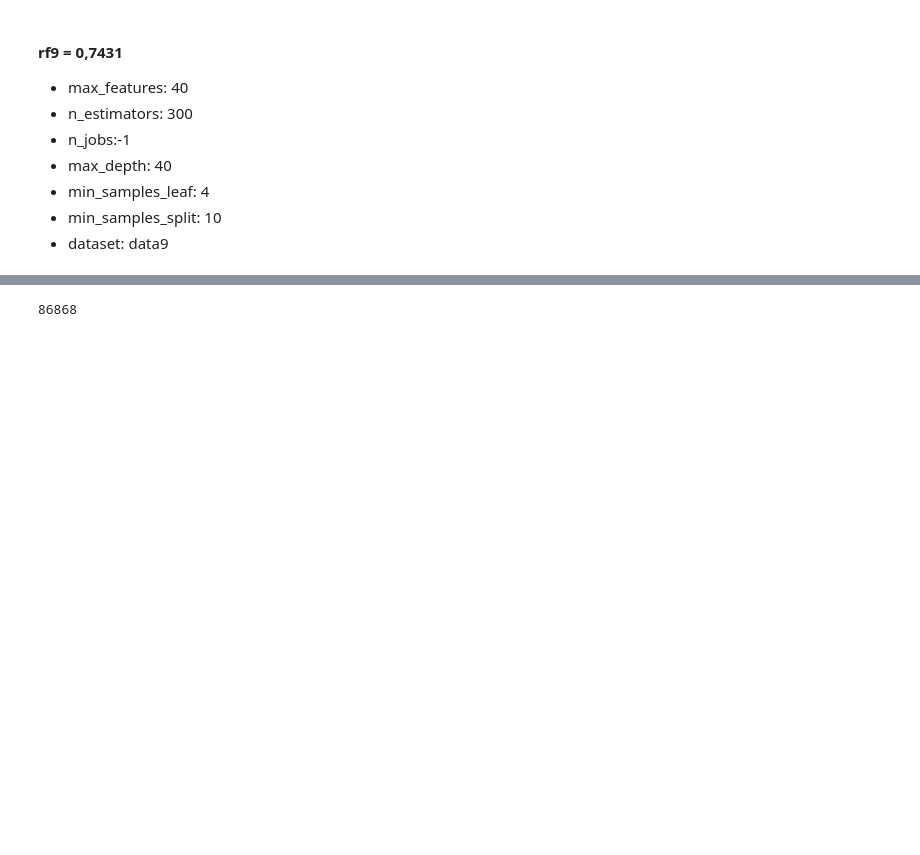
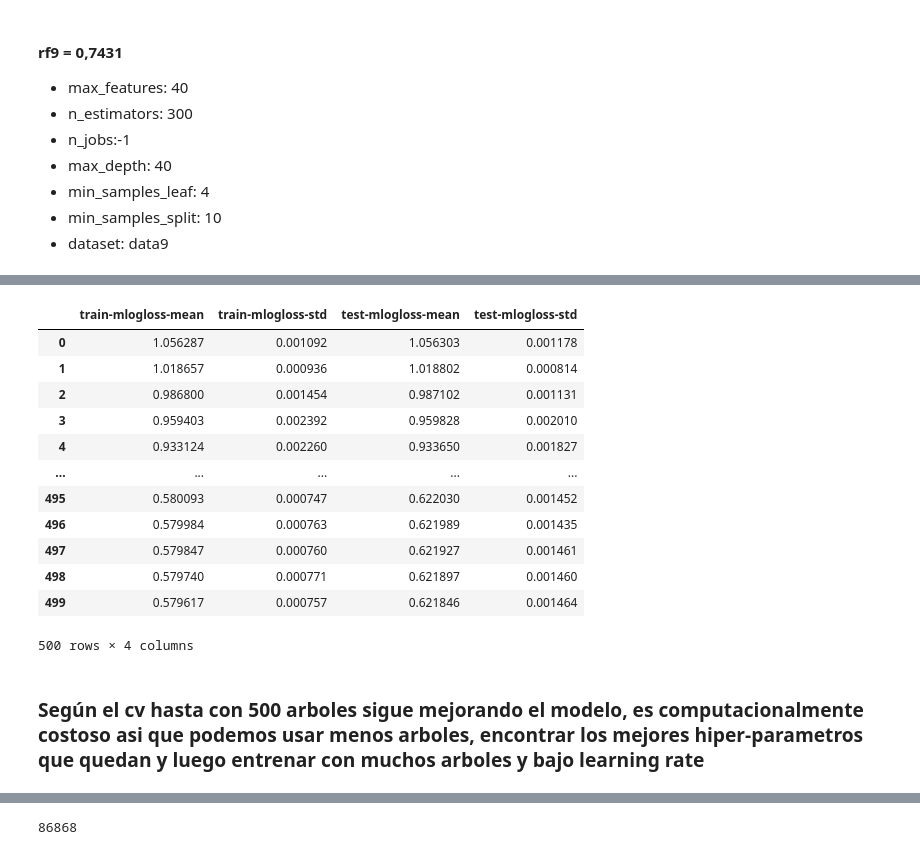
Before and after one commit to franvinas/7506-tp1, a Jupyter notebook: TP2.ipynb, the cells around one changed output, grey strips where cells are left out. Drawn from its saved outputs; the diff is of its cells as text; code cells hidden in the pictures; blank space fills up the shorter version.

Commit message:
xgb con MUY malos resultados

```diff
--- a/TP2.ipynb
+++ b/TP2.ipynb
@@ -904,0 +1074,38 @@ rf_model9.best_params_
+# %%
+labels_cambiados = y10_train.replace({1:0,2:1,3:2})
+data_dmatrix = xgboost.DMatrix(data=x10_train,label=labels_cambiados)
+# %%
+params = {"objective":"multi:softmax",'num_class': 3,'colsample_bytree': 0.3,
+          'learning_rate': 0.1, 'max_depth': 5, 'alpha': 10}
+
+param_grid = {'max_depth': 5,
+              "objective":"multi:softmax",
+              'learning_rate':0.1,
+              'n_jobs': -1,
+              'min_child_weight': 1,
+              'gamma': 0,
+              'subsample': 0.8,
+              'colsample_bytree':0.8,
+              'num_class': 3}
+
+cv_results = xgboost.cv(dtrain=data_dmatrix, params=param_grid, nfold=3,
+                    num_boost_round=500, early_stopping_rounds=5,
+                    metrics="mlogloss", as_pandas=True, seed=123)
+# %%
+cv_results
+# %% [output]
+|  | train-mlogloss-mean | train-mlogloss-std | test-mlogloss-mean | test-mlogloss-std |
+| 0 | 1.056287 | 0.001092 | 1.056303 | 0.001178 |
+| 1 | 1.018657 | 0.000936 | 1.018802 | 0.000814 |
+| 2 | 0.986800 | 0.001454 | 0.987102 | 0.001131 |
+| 3 | 0.959403 | 0.002392 | 0.959828 | 0.002010 |
+| 4 | 0.933124 | 0.002260 | 0.933650 | 0.001827 |
+| ... | ... | ... | ... | ... |
+| 495 | 0.580093 | 0.000747 | 0.622030 | 0.001452 |
+| 496 | 0.579984 | 0.000763 | 0.621989 | 0.001435 |
+| 497 | 0.579847 | 0.000760 | 0.621927 | 0.001461 |
+| 498 | 0.579740 | 0.000771 | 0.621897 | 0.001460 |
+| 499 | 0.579617 | 0.000757 | 0.621846 | 0.001464 |
+500 rows × 4 columns
+# %% [markdown]
+### Según el cv hasta con 500 arboles sigue mejorando el modelo, es computacionalmente costoso asi que podemos usar menos arboles, encontrar los mejores hiper-parametros que quedan y luego entrenar con muchos arboles y bajo learning rate
```
Also changed, not shown: parts of 35 cells of this notebook.
